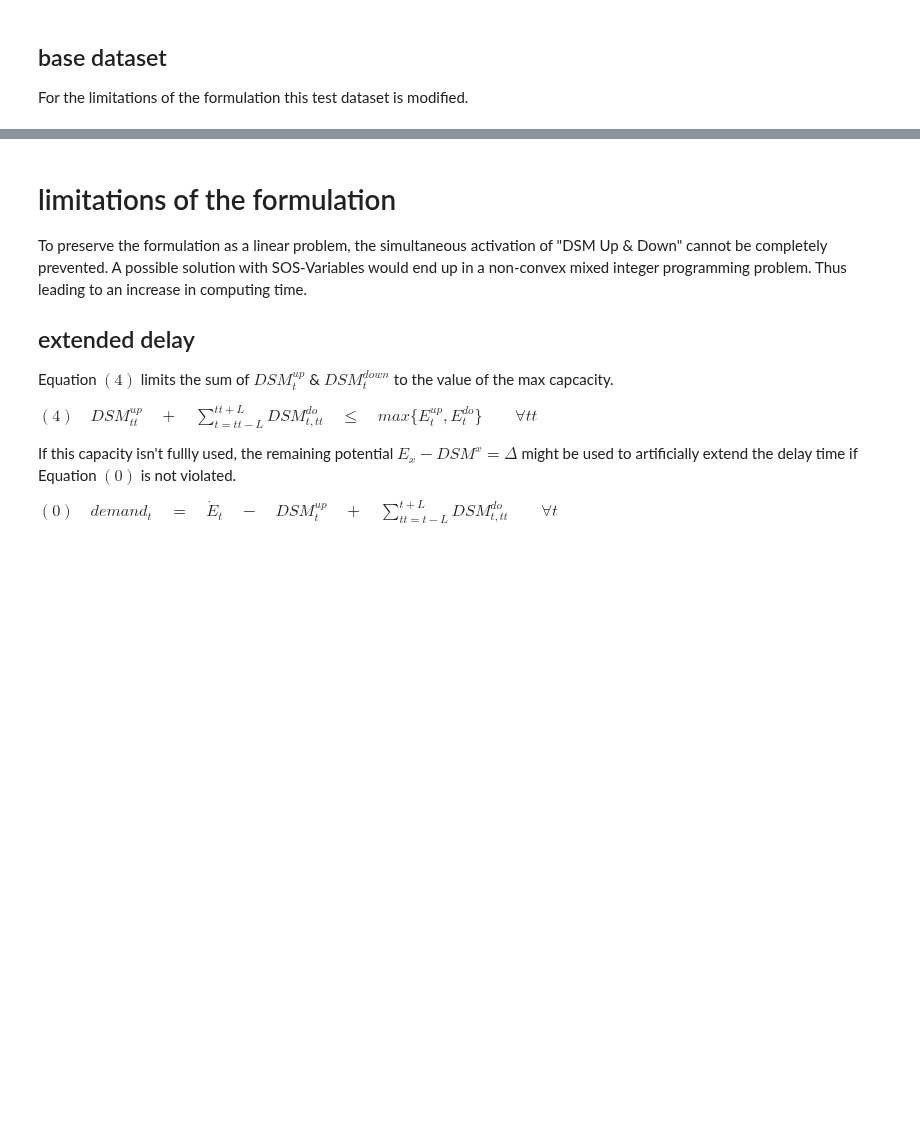
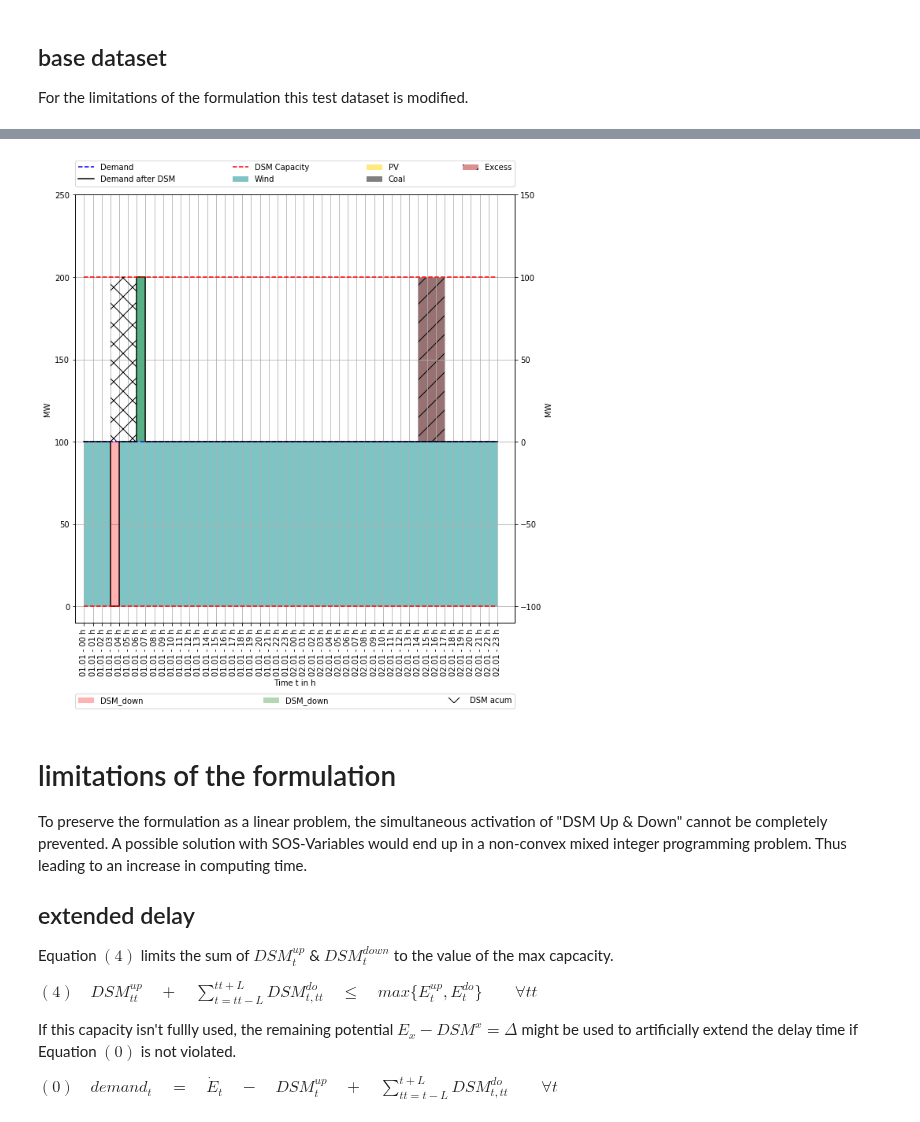
Before and after one commit to windnode/DSM_modelling_prototype, a Jupyter notebook: demand_shift/DSM-Modelling.ipynb, the cells around one changed output, grey strips where cells are left out. Cells and saved outputs as stored; diff of their text form; code cells hidden in the pictures; blank space fills up the shorter version.

Commit message:
updated DSM-Modelling.ipynb for normal use-case

```diff
--- a/demand_shift/DSM-Modelling.ipynb
+++ b/demand_shift/DSM-Modelling.ipynb
@@ -227,3 +255,8 @@ df_base.set_index('timestamp', drop=True, inplace=True)
+# %%
+# start model
+_ = start_model(df_data, timesteps, plot=True, method='delay', delay_time=3)
+# %% [output]
+[figure, added]
 # %% [markdown]
 # limitations of the formulation
 
```
Also changed, not shown: parts of 2 cells of this notebook.
